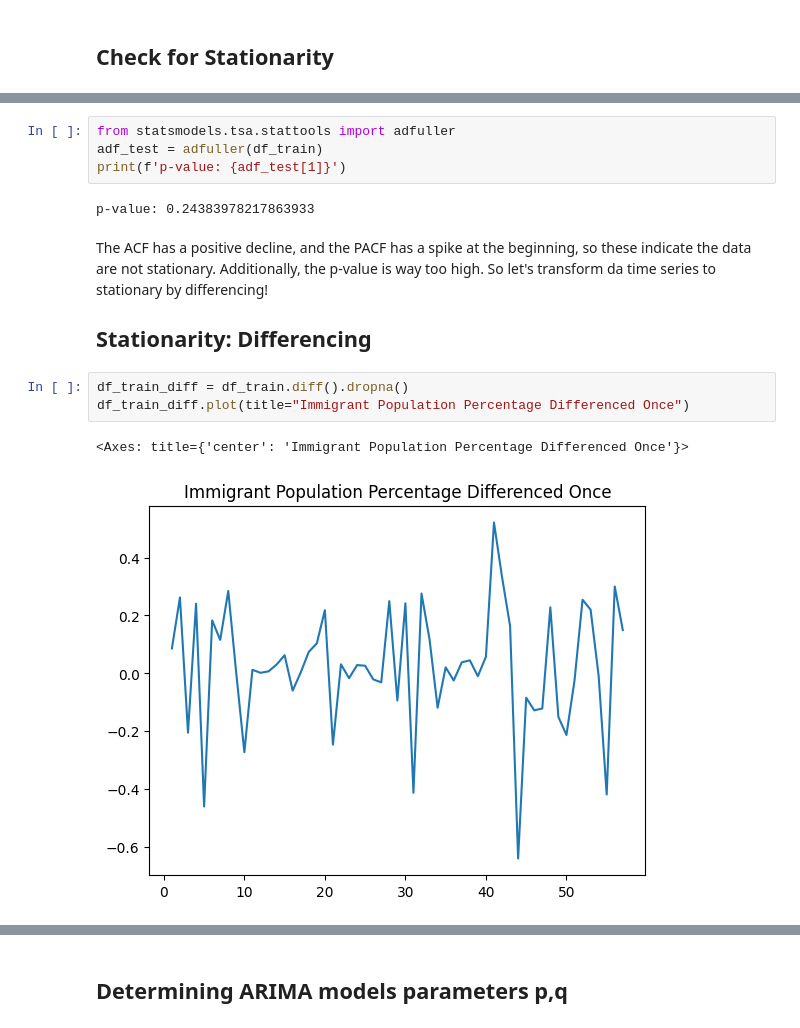
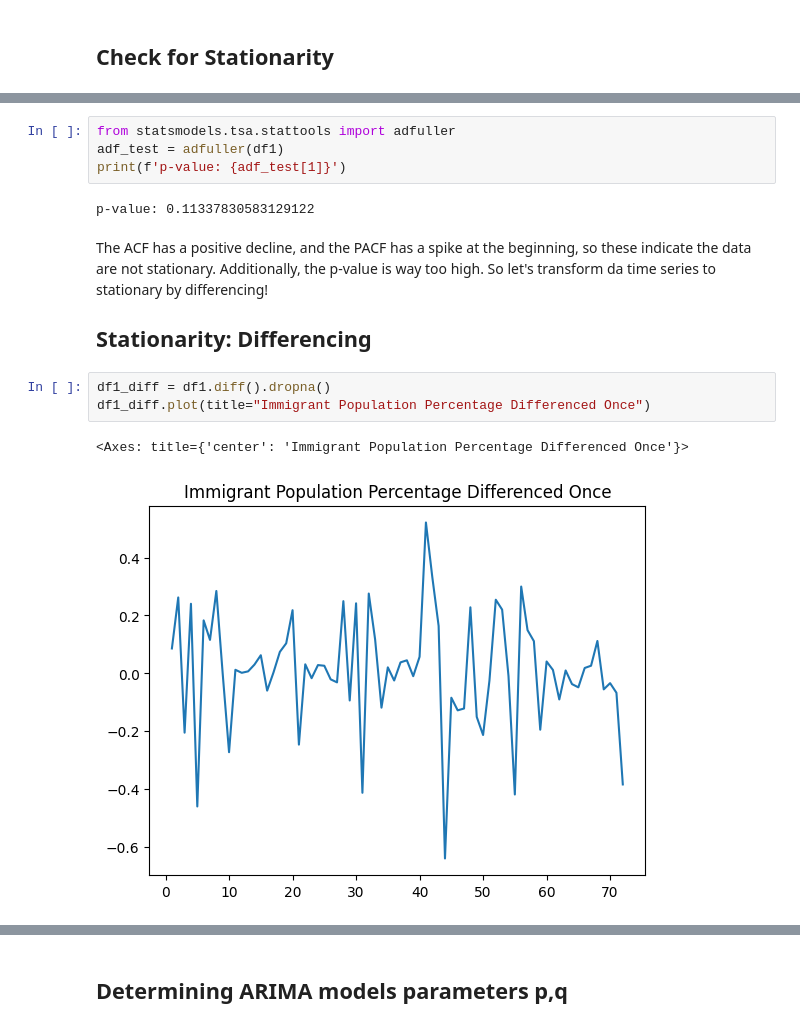
Before and after one commit to nocturneC/DS4002-Project2, a Jupyter notebook: SCRIPTS/analysis2.ipynb, the cells around one changed output, grey strips where cells are left out. Drawn from its saved outputs; the diff is of its cells as text.

```diff
--- a/SCRIPTS/analysis2.ipynb
+++ b/SCRIPTS/analysis2.ipynb
@@ -36,17 +36,17 @@ pacf_original = plot_pacf(df_train, title="Autocorrelation Plot of Raw Immigrant
 # %%
 from statsmodels.tsa.stattools import adfuller
-adf_test = adfuller(df_train)
+adf_test = adfuller(df1)
 print(f'p-value: {adf_test[1]}')
 # %% [output]
-p-value: 0.24383978217863933
+p-value: 0.11337830583129122
 # %% [markdown]
 The ACF has a positive decline, and the PACF has a spike at the beginning, so these indicate the data are not stationary. Additionally, the p-value is way too high. So let's transform da time series to stationary by differencing!
 
 ## Stationarity: Differencing
 # %%
-df_train_diff = df_train.diff().dropna()
-df_train_diff.plot(title="Immigrant Population Percentage Differenced Once")
+df1_diff = df1.diff().dropna()
+df1_diff.plot(title="Immigrant Population Percentage Differenced Once")
 # %% [output]
 <Axes: title={'center': 'Immigrant Population Percentage Differenced Once'}>
-[figure, old version]
+[figure, new version]
 # %%
```
Also changed, not shown: parts of 24 cells of this notebook.
